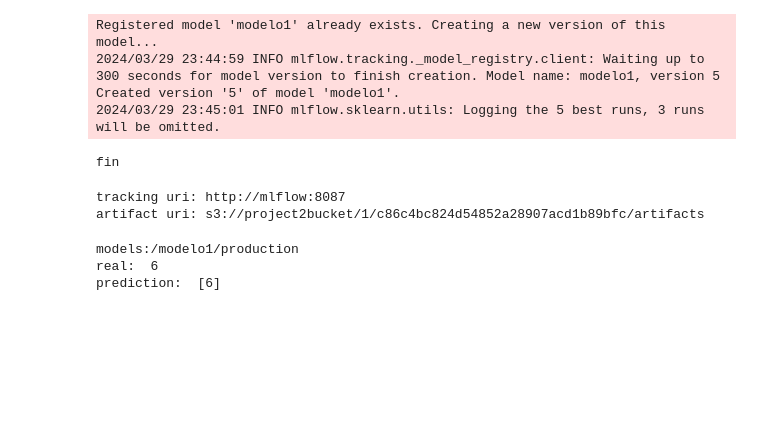
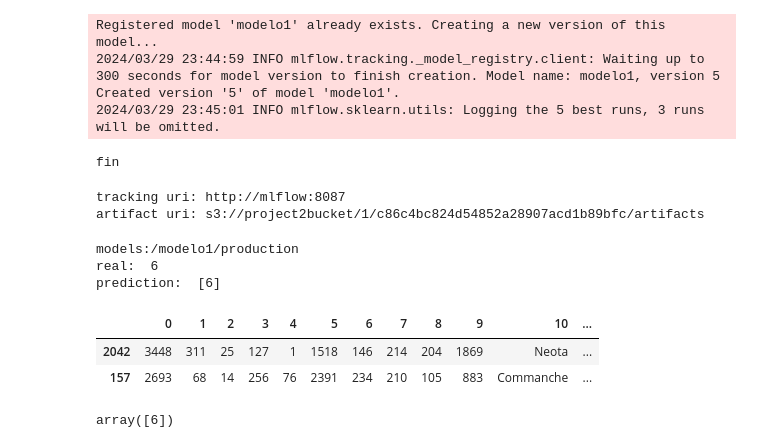
Before and after one commit to candemas97/MLOps, a Jupyter notebook: project_2/docker/jupyter/code/mlflow.ipynb, the cells around one changed output. Cells and saved outputs as stored; diff of their text form; code cells hidden in the pictures; blank space fills up the shorter version.

```diff
--- a/project_2/docker/jupyter/code/mlflow.ipynb
+++ b/project_2/docker/jupyter/code/mlflow.ipynb
@@ -297,3 +299,13 @@ print('prediction: ', loaded_model.predict(example_test))
 models:/modelo1/production
 real:  6
 prediction:  [6]
+# %%
+X_test.iloc[0:2]
+# %% [output]
+|  | 0 | 1 | 2 | 3 | 4 | 5 | 6 | 7 | 8 | 9 | 10 | ... |
+| 2042 | 3448 | 311 | 25 | 127 | 1 | 1518 | 146 | 214 | 204 | 1869 | Neota | ... |
+| 157 | 2693 | 68 | 14 | 256 | 76 | 2391 | 234 | 210 | 105 | 883 | Commanche | ... |
+# %%
+a
+# %% [output]
+array([6])
```
Also changed, not shown: parts of 1 cell of this notebook, 6 other files.
